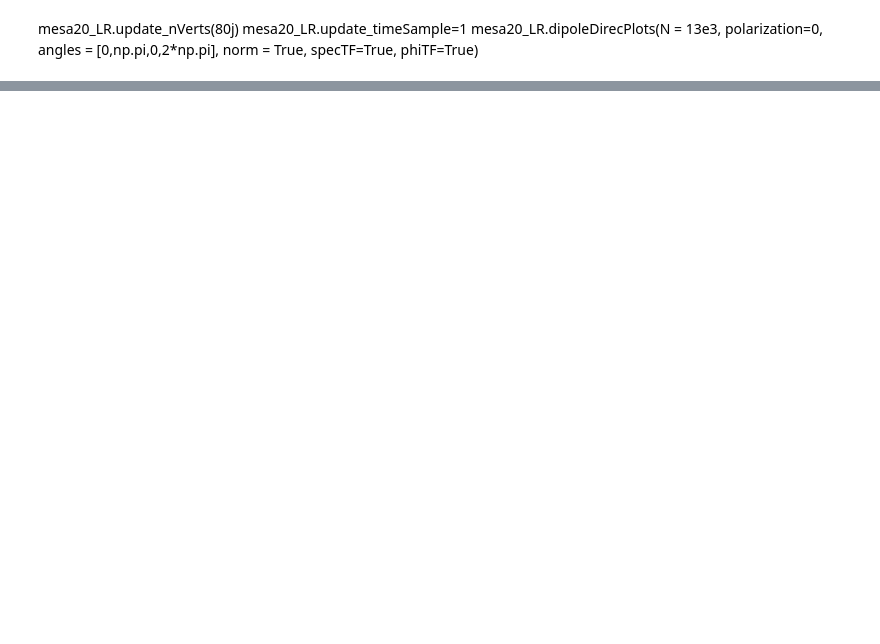
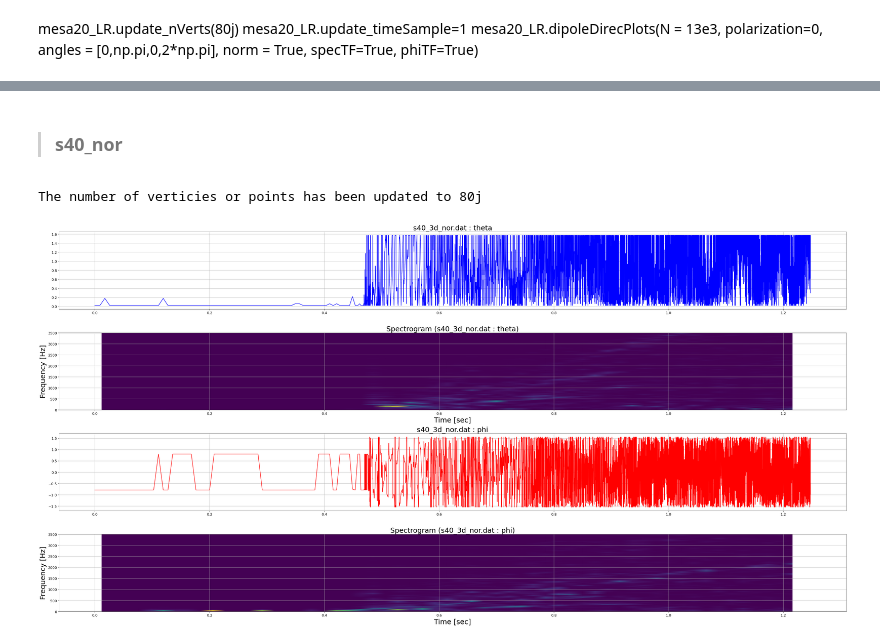
Before and after one commit to StevenVC/PajkosSummerResearch, a Jupyter notebook: programs/TempCompleteSystem.ipynb, the cells around one changed output, grey strips where cells are left out. Saved outputs shown, nothing was run; the diff lists cells and outputs as text; code cells hidden in the pictures; blank space fills up the shorter version.

```diff
--- a/programs/TempCompleteSystem.ipynb
+++ b/programs/TempCompleteSystem.ipynb
@@ -420,13 +473,13 @@ s40_fr = GWAnalysis(r'C:\Users\crazy\PajkosResearch', 's40_3d_fr.dat', [0, 49, 5
 s40_fr.load_QuadData('RawDataFiles')
 s40_fr.set_rawDataHeaders(['Qxx','Qyy','Qxy','Qxz','Qyz','Qzz'])
 
-# s40_nor = GWAnalysis( r'C:\Users\crazy\PajkosResearch', 's40_3d_nor.dat', [0, 49, 51, 50, 52, 53, 54], timeStep=5, nVerts=10j, tBounce=0.4710)
-# s40_nor.load_QuadData('RawDataFiles')
-# s40_nor.set_rawDataHeaders(['Qxx','Qyy','Qxy','Qxz','Qyz','Qzz'])
+s40_nor = GWAnalysis( r'C:\Users\crazy\PajkosResearch', 's40_3d_nor.dat', [0, 49, 51, 50, 52, 53, 54], timeStep=5, nVerts=10j, tBounce=0.4710)
+s40_nor.load_QuadData('RawDataFiles')
+s40_nor.set_rawDataHeaders(['Qxx','Qyy','Qxy','Qxz','Qyz','Qzz'])
 
-# s40_sr = GWAnalysis( r'C:\Users\crazy\PajkosResearch', 's40_3d_sr.dat', [0, 49, 51, 50, 52, 53, 54], timeStep=5, nVerts=10j, tBounce=0.474475)
-# s40_sr.load_QuadData('RawDataFiles')
-# s40_sr.set_rawDataHeaders(['Qxx','Qyy','Qxy','Qxz','Qyz','Qzz'])
+s40_sr = GWAnalysis( r'C:\Users\crazy\PajkosResearch', 's40_3d_sr.dat', [0, 49, 51, 50, 52, 53, 54], timeStep=5, nVerts=10j, tBounce=0.474475)
+s40_sr.load_QuadData('RawDataFiles')
+s40_sr.set_rawDataHeaders(['Qxx','Qyy','Qxy','Qxz','Qyz','Qzz'])
 
 # mesa20_LR = GWAnalysis(r'C:/Users/crazy/PajkosResearch', 'mesa20_LR.dat', [0, 45, 47, 46, 48, 49, 50], timeStep=5, nVerts=12j, tBounce=0)
 # mesa20_LR.load_QuadData('RawDataFiles')
@@ -562,0 +623,9 @@ mesa20_LR.dipoleDirecPlots(N = 13e3, polarization=0, angles = [0,np.pi,0,2*np.pi
+# %% [markdown]
+>### s40_nor
+# %%
+s40_nor.update_nVerts(80j)
+s40_nor.update_timeSample=5
+s40_nor.dipoleDirecPlots(N = 13e3, polarization=0, angles = [-np.pi/2,np.pi/2,0,2*np.pi], norm = True, specTF=True, phiTF=True)
+# %% [output]
+The number of verticies or points has been updated to 80j
+[figure, added]
```
Also changed, not shown: parts of 11 cells of this notebook.
